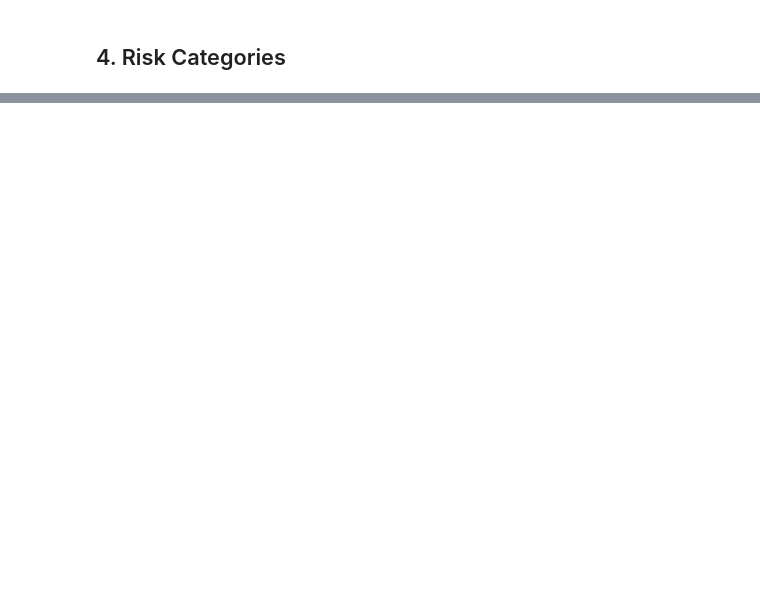
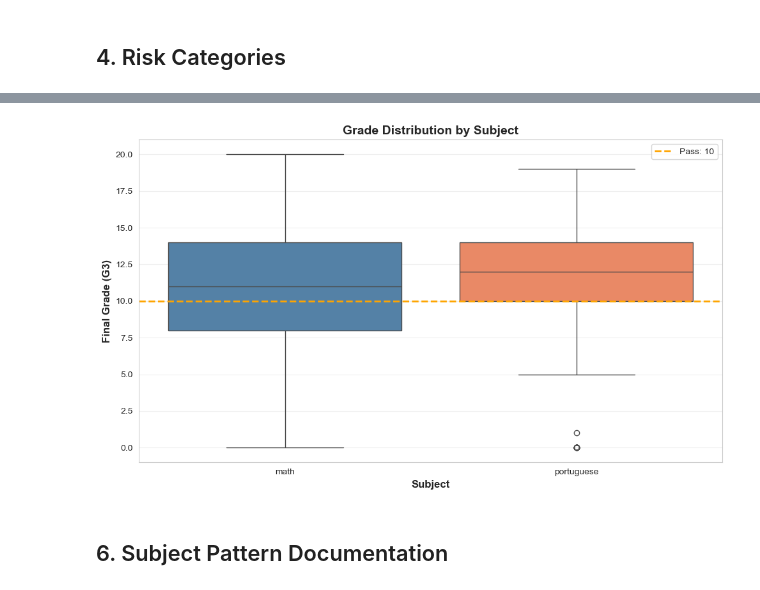
Before and after one commit to pratikkmane/student-performance, a Jupyter notebook: notebooks/03_target_analysis.ipynb, the cells around one changed output, grey strips where cells are left out. Drawn from its saved outputs; the diff is of its cells as text; code cells hidden in the pictures; blank space fills up the shorter version.

```diff
--- a/notebooks/03_target_analysis.ipynb
+++ b/notebooks/03_target_analysis.ipynb
@@ -85,0 +215,16 @@ for category in ['Low Risk', 'Medium Risk', 'High Risk']:
+# %%
+# Visualization 4: Boxplot by Subject
+plt.figure(figsize=(10, 6))
+sns.boxplot(data=df, x='subject', y='G3', palette=['steelblue', 'coral'])
+plt.axhline(10, color='orange', linestyle='--', linewidth=2, label='Pass: 10')
+plt.xlabel('Subject', fontsize=12, fontweight='bold')
+plt.ylabel('Final Grade (G3)', fontsize=12, fontweight='bold')
+plt.title('Grade Distribution by Subject', fontsize=14, fontweight='bold')
+plt.legend()
+plt.grid(axis='y', alpha=0.3)
+plt.tight_layout()
+plt.show()
+# %% [output]
+[figure, added]
+# %% [markdown]
+## 6. Subject Pattern Documentation
```
Also changed, not shown: parts of 14 cells of this notebook.
